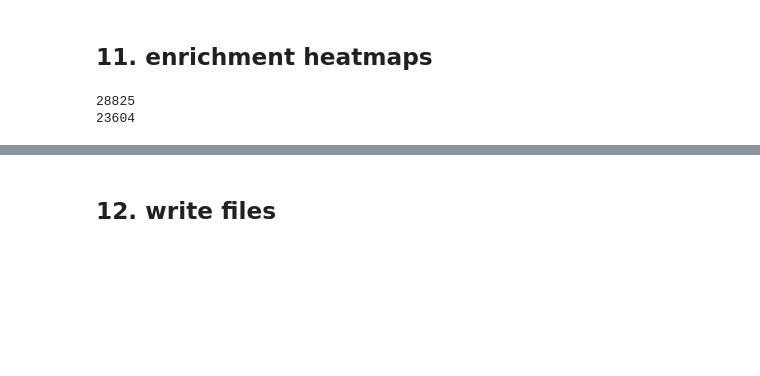
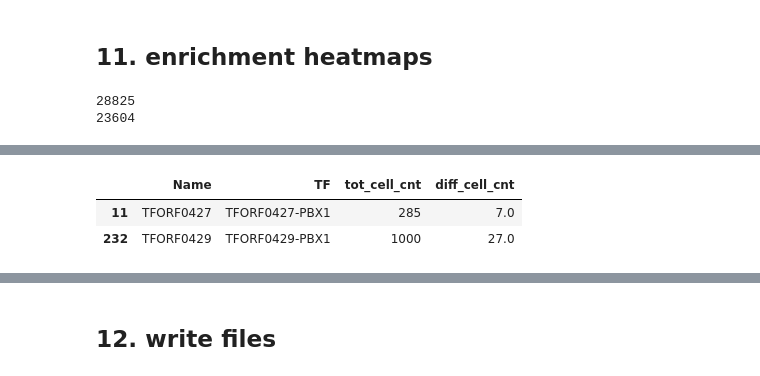
Before and after one commit to CCSB-DFCI/TF_isoforms_paper, a Jupyter notebook: src/dn_joung.ipynb, the cells around one changed output, grey strips where cells are left out. Saved outputs shown, nothing was run; the diff lists cells and outputs as text; code cells hidden in the pictures; blank space fills up the shorter version.

```diff
--- a/src/dn_joung.ipynb
+++ b/src/dn_joung.ipynb
@@ -815,6 +794,12 @@ len(orf_enr_dn_filt)
 # %%
 orf_enr_dn_filt["dn_cat_s"] = pd.Categorical(orf_enr_dn_filt["dn_cat"], ["ref", "rewire", "DN", "NA", "likely"])
 orf_enr_dn_filt = orf_enr_dn_filt.sort_values(by=["gene_name", "dn_cat_s"])
+# %%
+cell_cnt[cell_cnt["TF"].str.contains("PBX1")]
+# %% [output]
+|  | Name | TF | tot_cell_cnt | diff_cell_cnt |
+| 11 | TFORF0427 | TFORF0427-PBX1 | 285 | 7.0 |
+| 232 | TFORF0429 | TFORF0429-PBX1 | 1000 | 27.0 |
 # %%
 tmp = orf_enr_dn_filt[orf_enr_dn_filt["tf1p0_id"].str.contains("KLF7")].pivot(index="tf1p0_id",
                                                                               columns="predicted.id",
```
Also changed, not shown: parts of 23 cells of this notebook, 15 other files.
